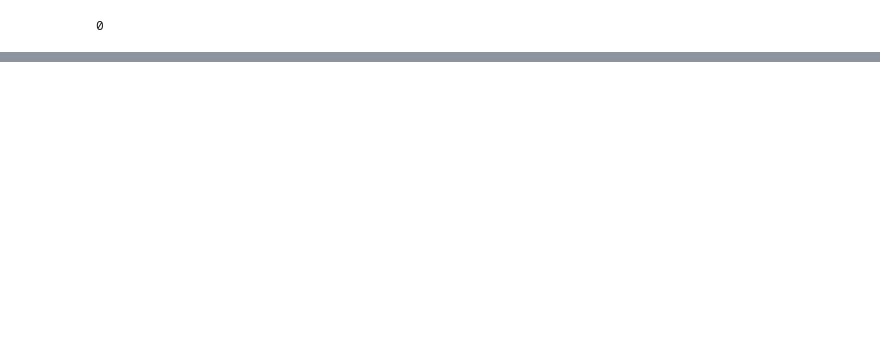
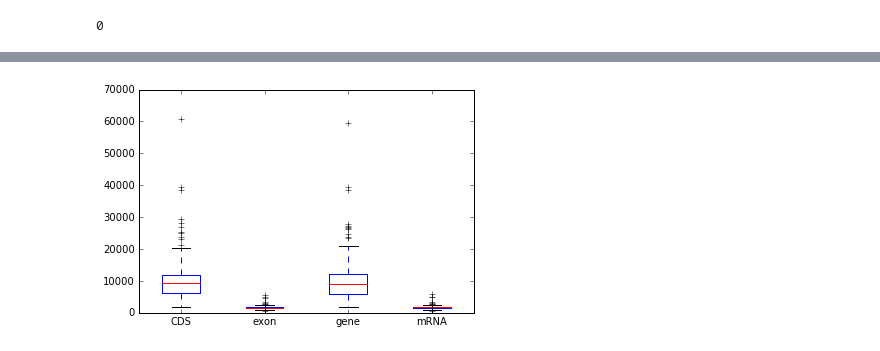
Before and after one commit to hamid58b/bio, a Jupyter notebook: ete/ETE Examples.ipynb, the cells around one changed output, grey strips where cells are left out. Saved outputs shown, nothing was run; the diff lists cells and outputs as text; code cells hidden in the pictures; blank space fills up the shorter version.

```diff
--- a/ete/ETE Examples.ipynb
+++ b/ete/ETE Examples.ipynb
@@ -695,0 +699,14 @@ if __name__ == "__main__":
+# %%
+import matplotlib.pyplot as plt
+import pandas as pd
+import numpy as np
+myData = pd.DataFrame(np.random.rand(10, 2), columns=['MyColumn', 'blah'])
+
+df=pd.read_csv("stats.csv", names=['CDS','exon','gene','mRNA'])
+
+#plt.boxplot(df['CDS'], df['gene'])
+df.plot.box()
+
+plt.show()
+# %% [output]
+[figure, added]
```
Also changed, not shown: parts of 28 cells of this notebook, 2 other files.
